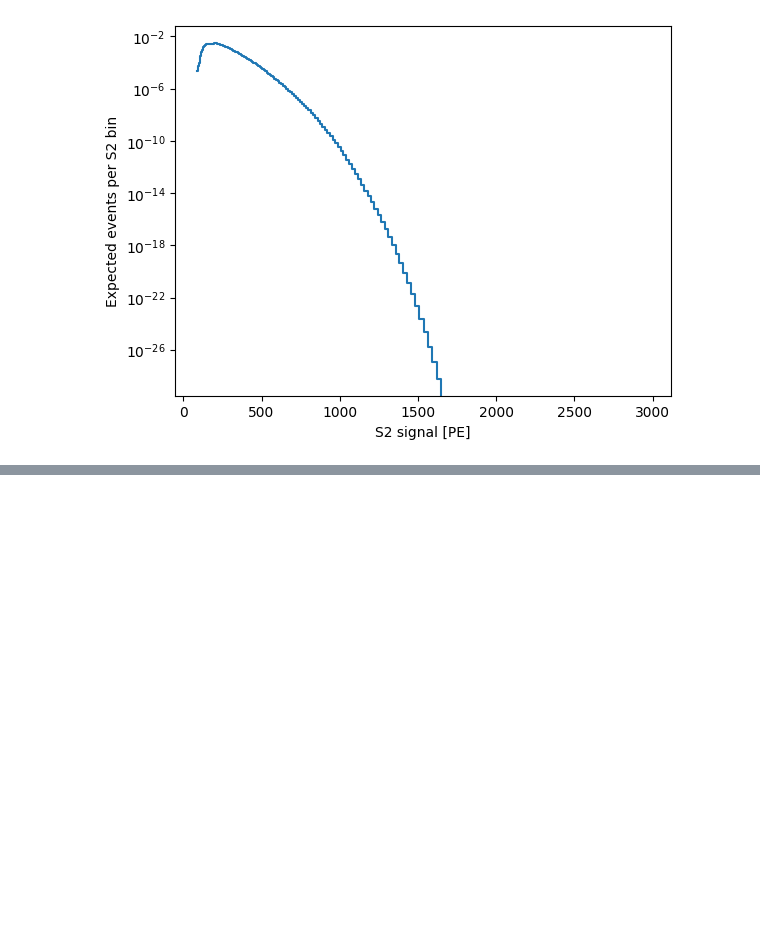
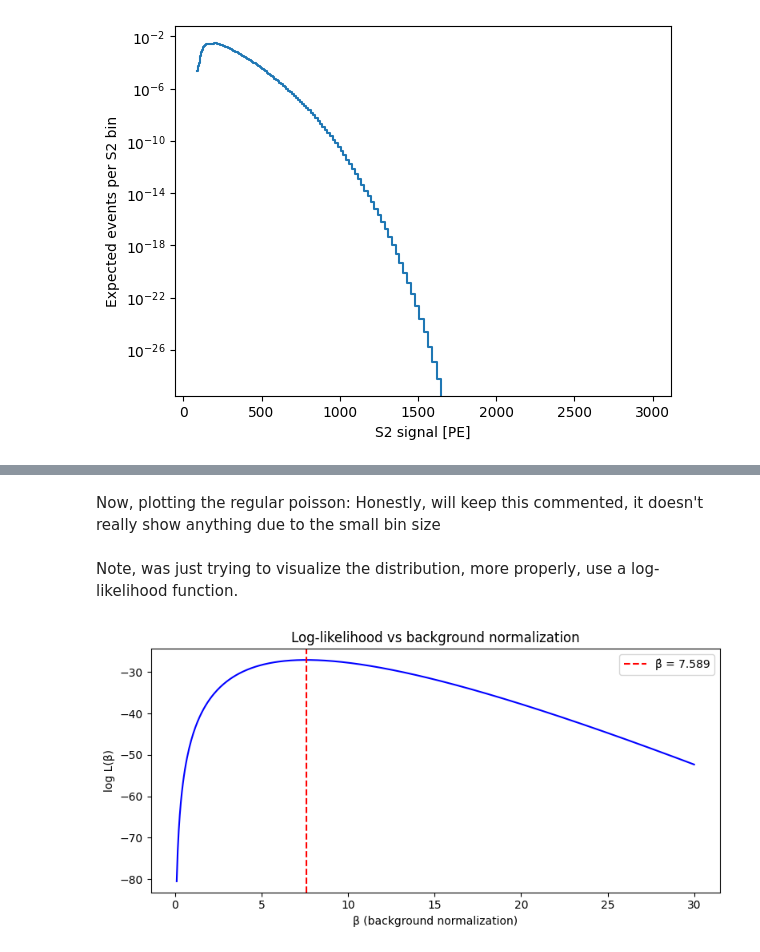
Before and after one commit to QuadroVert/DM1StatsGroupRepo2026, a Jupyter notebook: likelihood.ipynb, the cells around one changed output, grey strips where cells are left out. Drawn from its saved outputs; the diff is of its cells as text; code cells hidden in the pictures; blank space fills up the shorter version.

```diff
--- a/likelihood.ipynb
+++ b/likelihood.ipynb
@@ -84,0 +144,14 @@ b_nominal = b_er + b_cevns
+# %%
+roi = (165.3, 271.7) # Implementing the roi, can tweak this to select different parts of the chart seen above
+roi_mask = (s2_bin_centers_log >= roi[0]) & (s2_bin_centers_log <= roi[1]) # masks each bin center that is within the roi, by a simple true/false mask.
+
+def log_likelihood_bg_only(beta):
+    expected = beta * b_nominal.values[roi_mask]
+    return -np.sum(stats.poisson.logpmf(k_obs[roi_mask], expected))
+result = minimize_scalar(log_likelihood_bg_only, bounds=(0.1, 30.0), method='bounded') # The bounds here were redone for it to actually find the minimum, since the previous bounds were too narrow.
+beta_hat = result.x
+
+#defining the expected value for just the background:
+beta_hat_expected = beta_hat * b_nominal.values
+# %% [markdown]
+Now, plotting the regular poisson: Honestly, will keep this commented, it doesn't really show anything due to the small bin size
@@ -84,0 +177,17 @@ b_nominal = b_er + b_cevns
+# %% [markdown]
+Note, was just trying to visualize the distribution, more properly, use a log-likelihood function.
+# %%
+beta_values = np.linspace(0.1, 30.0, 500)
+log_likes = [-log_likelihood_bg_only(b) for b in beta_values]
+
+fig, ax = plt.subplots(figsize=(8, 4))
+ax.plot(beta_values, log_likes, color='blue')
+ax.axvline(beta_hat, color='red', linestyle='--', label=f'β̂ = {beta_hat:.3f}')
+ax.set_xlabel('β (background normalization)')
+ax.set_ylabel('log L(β)')
+ax.set_title('Log-likelihood vs background normalization')
+ax.legend()
+plt.tight_layout()
+plt.show()
+# %% [output]
+[figure, added]
```
Also changed, not shown: parts of 9 cells of this notebook.
